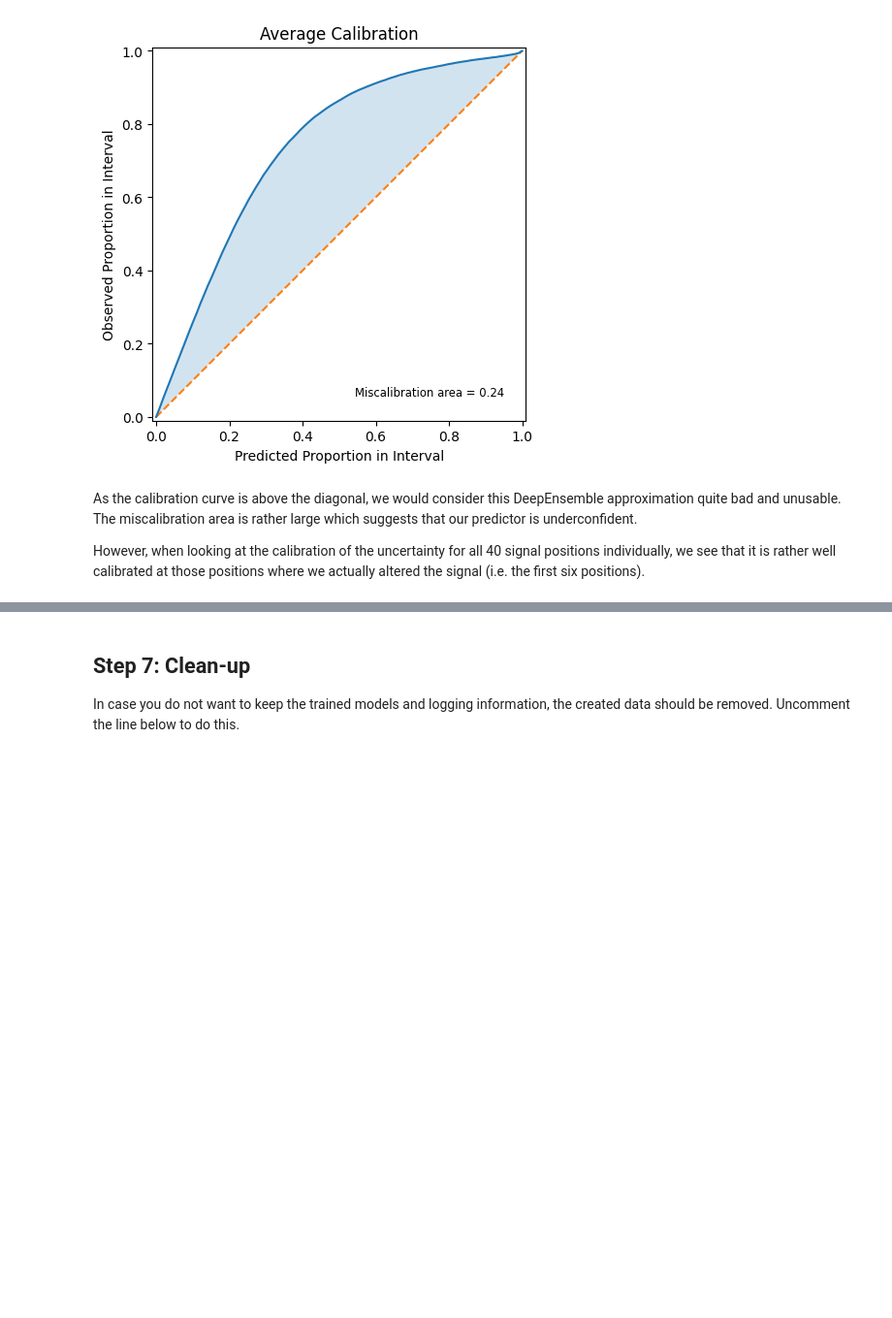
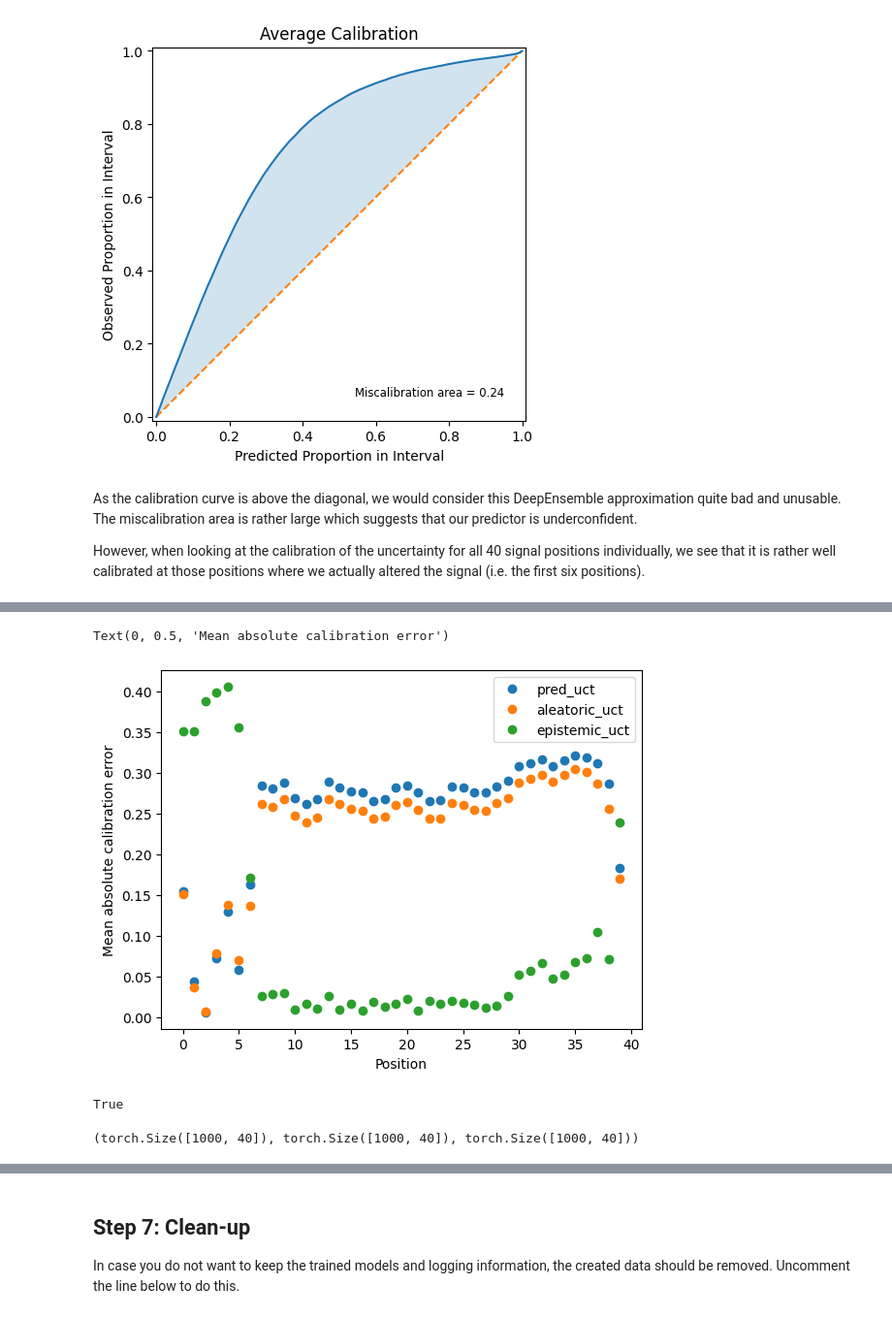
Before and after one commit to lightning-uq-box/lightning-uq-box, a Jupyter notebook: docs/tutorials/regression/deep_ensemble_mv.ipynb, the cells around one changed output, grey strips where cells are left out. Shown at 97% size. Saved outputs shown, nothing was run; the diff lists cells and outputs as text; code cells hidden in the pictures; blank space fills up the shorter version.

```diff
--- a/docs/tutorials/regression/deep_ensemble_mv.ipynb
+++ b/docs/tutorials/regression/deep_ensemble_mv.ipynb
@@ -549,7 +571,11 @@ plt.show()
 
 An important aspect of uncertainty quantification is to assess if the uncertainties are of high quality. Note, this simultaneously assesses the calibration across all entries of the prediction and hence might not show whether uncertainties are better calibrated in certain ranges of the signal domain.
 # %%
-y_mean = preds["pred"].cpu().numpy()  # B x 1 x X
-y_std = preds["pred_uct"].unsqueeze(1).cpu().numpy()  # B x 1 x X
-print(y_mean.shape, y_std.shape, y_test.numpy().shape)
+y_mean = preds["pred"].cpu().numpy()[:, 0]  # B x X
+y_std = preds["pred_uct"].cpu().numpy()  # B x X
+#y_std = preds["aleatoric_uct"].cpu().numpy()  # B x X
+#y_std = preds["epistemic_uct"].cpu().numpy()  # B x X
+y_test = y_test.numpy()[:, 0]
+
+print(y_mean.shape, y_std.shape, y_test.shape)
 # %% [output]
@@ -563,10 +589,16 @@ As the calibration curve is above the diagonal, we would consider this DeepEnsem
 
 However, when looking at the calibration of the uncertainty for all 40 signal positions individually, we see that it is rather well calibrated at those positions where we actually altered the signal (i.e. the first six positions).
 # %%
+fig, axs = plt.subplots(y_mean.shape[-1], 3, figsize=(15, 5*y_mean.shape[-1]))
+
 for xidx in range(y_mean.shape[-1]):
-    ax = plot_calibration(
-        y_mean[:, 0, xidx], y_std[:, 0, xidx], y_test.numpy()[:, 0, xidx]
-    )
-    plt.show()
-    plt.suptitle(f"Xidx={xidx}")
+    for uct_idx, uct_kind in enumerate(['pred_uct', 'aleatoric_uct', 'epistemic_uct']):
+
+        plot_calibration(
+            #y_mean[:, xidx], y_std[:, xidx], y_test[:, xidx]
+            y_mean[:, xidx], preds[uct_kind][:, xidx].cpu().numpy(), y_test[:, xidx],
+            ax=axs[xidx, uct_idx]
+        )
+        #fig.suptitle(f"{uct_kind}\nXidx={xidx}", y=1.05)
+fig.show()
 # %% [output]
@@ -585,0 +606,28 @@ for xidx in range(y_mean.shape[-1]):
+# %%
+from uncertainty_toolbox.metrics_calibration import mean_absolute_calibration_error
+
+for uct_kind in ['pred_uct', 'aleatoric_uct', 'epistemic_uct']:
+
+    uct = preds[uct_kind].cpu().numpy()  # B x X
+
+    maces = [
+        mean_absolute_calibration_error(y_mean[:, xidx], uct[:, xidx], y_test[:, xidx])
+        for xidx in range(y_mean.shape[-1])
+    ]
+
+    # plt.scatter(range(len(maces)), maces)
+    plt.plot(maces, 'o', label=uct_kind)
+plt.legend()
+plt.xlabel("Position")
+plt.ylabel("Mean absolute calibration error")
+# %% [output]
+Text(0, 0.5, 'Mean absolute calibration error')
+[figure, added]
+# %%
+np.all(np.isclose(preds['pred_uct']**2, (preds['aleatoric_uct']**2 + preds['epistemic_uct']**2)))
+# %% [output]
+True
+# %%
+preds['pred_uct'].shape, preds['aleatoric_uct'].shape, preds['epistemic_uct'].shape
+# %% [output]
+(torch.Size([1000, 40]), torch.Size([1000, 40]), torch.Size([1000, 40]))
```
Also changed, not shown: parts of 10 cells of this notebook.
